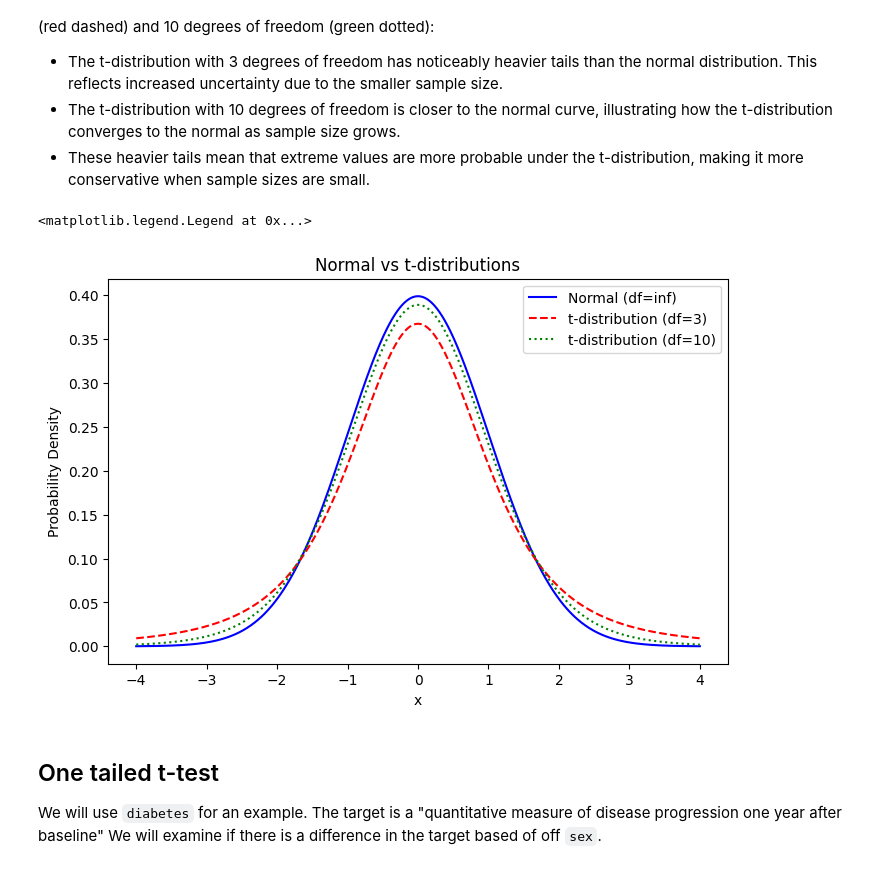
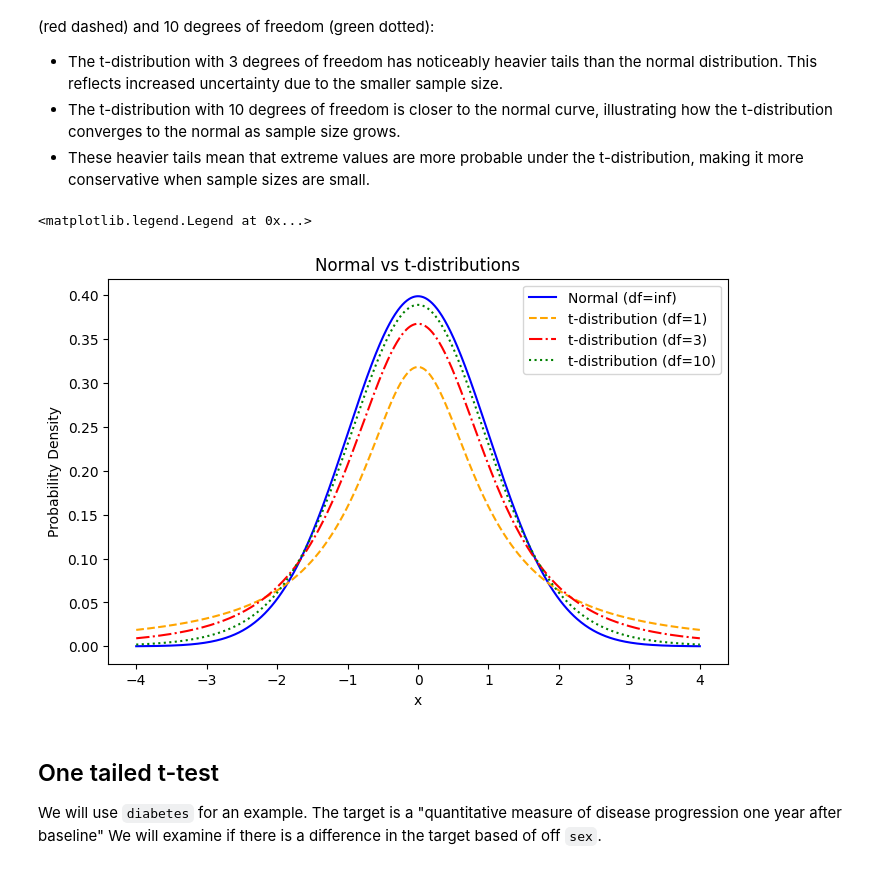
Before and after one commit to Cameron858/statistical-playground, a Jupyter notebook: notebooks/t_tests.ipynb, the cells around one changed output. Cells and saved outputs as stored; diff of their text form; code cells hidden in the pictures.

```diff
--- a/notebooks/t_tests.ipynb
+++ b/notebooks/t_tests.ipynb
@@ -27,27 +27,29 @@ The plot below compares the standard normal distribution (in blue) with t-distri
 # %%
 
 x = np.linspace(-4, 4, 1000)
 
 # normal
 normal_pdf = norm.pdf(x, 0, 1)
 
 # t-distributions with different degrees of freedom
+t_dof1 = t.pdf(x, df=1)
 t_dof3 = t.pdf(x, df=3)
 t_dof10 = t.pdf(x, df=10)
 
 plt.figure(figsize=(8, 5))
 
 plt.plot(x, normal_pdf, label='Normal (df=inf)', color='blue')
-plt.plot(x, t_dof3, label='t-distribution (df=3)', color='red', linestyle='--')
+plt.plot(x, t_dof1, label='t-distribution (df=1)', color='orange', linestyle='--')
+plt.plot(x, t_dof3, label='t-distribution (df=3)', color='red', linestyle='-.')
 plt.plot(x, t_dof10, label='t-distribution (df=10)', color='green', linestyle=':')
 
 plt.title('Normal vs t-distributions')
 plt.xlabel('x')
 plt.ylabel('Probability Density')
 plt.legend()
 # %% [output]
 <matplotlib.legend.Legend at 0x...>
-[figure, old version]
+[figure, new version]
 # %% [markdown]
 ## One tailed t-test
 
```
Also changed, not shown: parts of 3 cells of this notebook.
